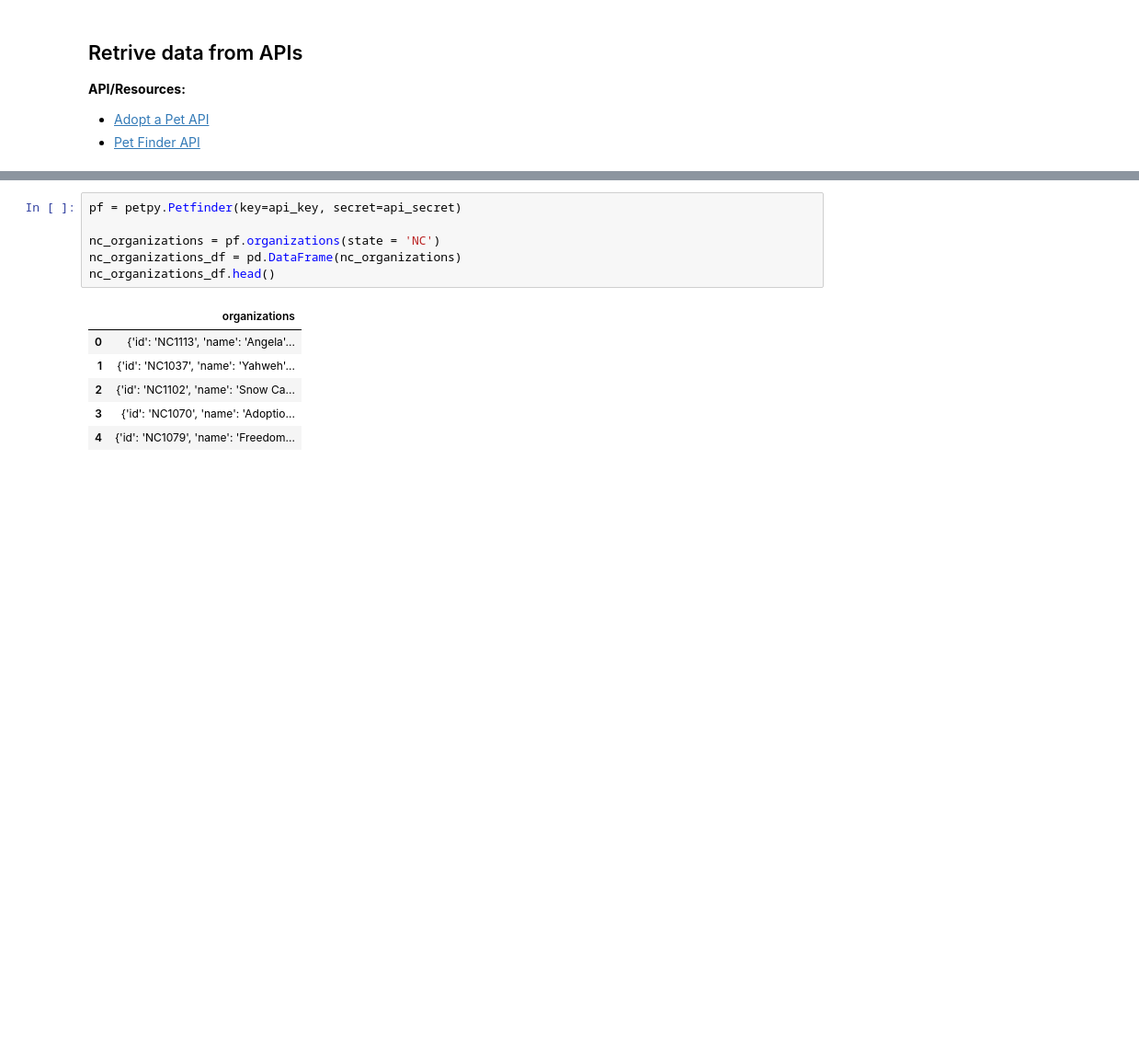
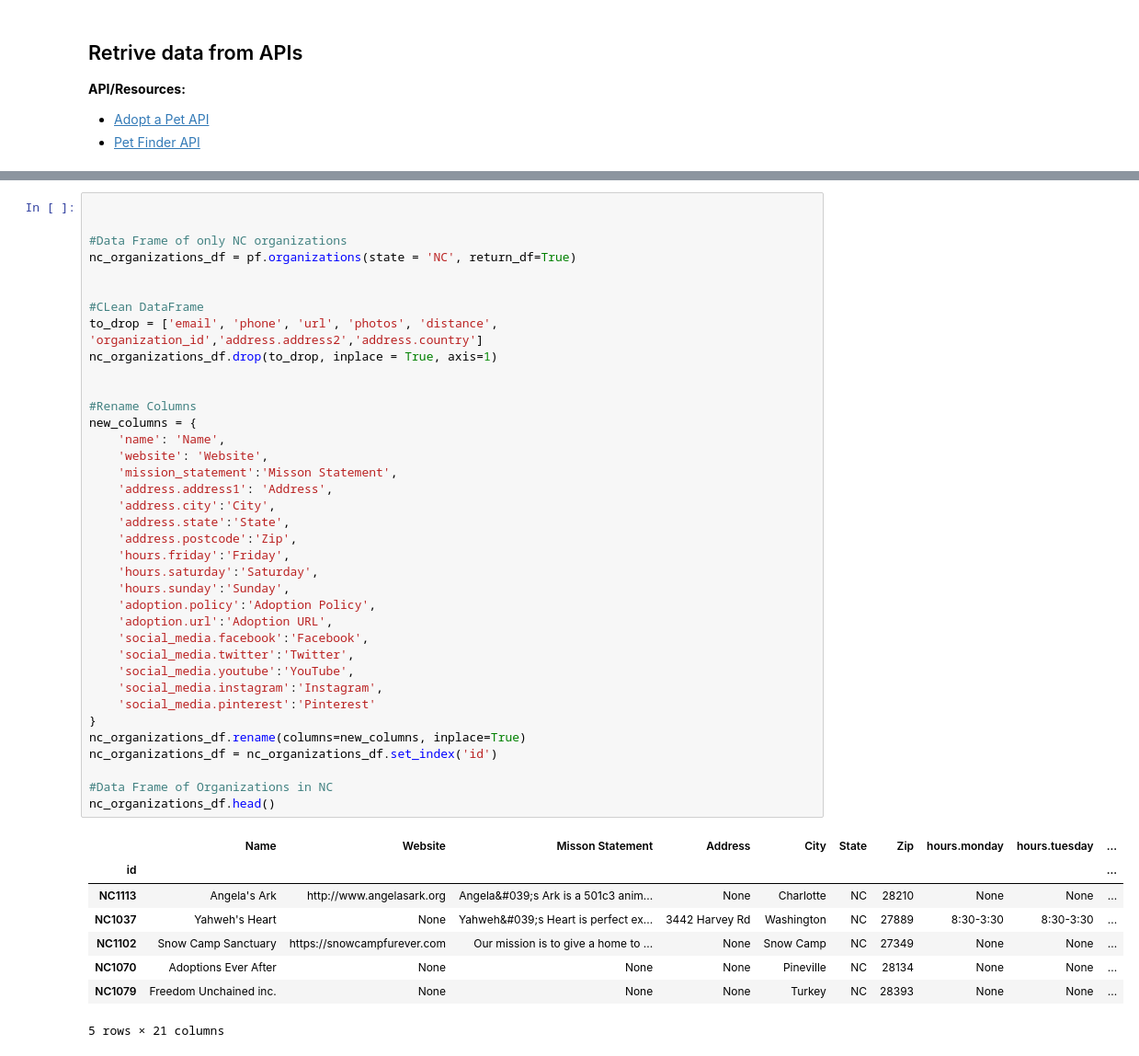
Before and after one commit to asosatrejo/pet-adoption-analysis, a Jupyter notebook: Location-Analysis.ipynb, the cells around one changed output, grey strips where cells are left out. Shown at 92% size. Cells and saved outputs as stored; diff of their text form; blank space fills up the shorter version.

Commit message:
add NC_Organizations, update README, update Location-Analysis

```diff
--- a/Location-Analysis.ipynb
+++ b/Location-Analysis.ipynb
@@ -16,13 +93,46 @@ from config import api_secret as api_secret
 # %%
-pf = petpy.Petfinder(key=api_key, secret=api_secret)
 
-nc_organizations = pf.organizations(state = 'NC')
-nc_organizations_df = pd.DataFrame(nc_organizations)
+
+#Data Frame of only NC organizations
+nc_organizations_df = pf.organizations(state = 'NC', return_df=True)
+
+
+#CLean DataFrame
+to_drop = ['email', 'phone', 'url', 'photos', 'distance', 'organization_id','address.address2','address.country']
+nc_organizations_df.drop(to_drop, inplace = True, axis=1)
+
+
+#Rename Columns
+new_columns = {
+    'name': 'Name',
+    'website': 'Website',
+    'mission_statement':'Misson Statement',
+    'address.address1': 'Address',
+    'address.city':'City',
+    'address.state':'State',
+    'address.postcode':'Zip',
+    'hours.friday':'Friday',
+    'hours.saturday':'Saturday',
+    'hours.sunday':'Sunday',
+    'adoption.policy':'Adoption Policy',
+    'adoption.url':'Adoption URL',
+    'social_media.facebook':'Facebook',
+    'social_media.twitter':'Twitter',
+    'social_media.youtube':'YouTube',
+    'social_media.instagram':'Instagram',
+    'social_media.pinterest':'Pinterest'
+}
+nc_organizations_df.rename(columns=new_columns, inplace=True)
+nc_organizations_df = nc_organizations_df.set_index('id')
+
+#Data Frame of Organizations in NC
 nc_organizations_df.head()
 # %% [output]
-|  | organizations |
-| 0 | {'id': 'NC1113', 'name': 'Angela'... |
-| 1 | {'id': 'NC1037', 'name': 'Yahweh'... |
-| 2 | {'id': 'NC1102', 'name': 'Snow Ca... |
-| 3 | {'id': 'NC1070', 'name': 'Adoptio... |
-| 4 | {'id': 'NC1079', 'name': 'Freedom... |
+|  | Name | Website | Misson Statement | Address | City | State | Zip | hours.monday | hours.tuesday | ... |
+| id |  |  |  |  |  |  |  |  |  | ... |
+| NC1113 | Angela's Ark | http://www.angelasark.org | Angela&#039;s Ark is a 501c3 anim... | None | Charlotte | NC | 28210 | None | None | ... |
+| NC1037 | Yahweh's Heart | None | Yahweh&#039;s Heart is perfect ex... | 3442 Harvey Rd | Washington | NC | 27889 | 8:30-3:30 | 8:30-3:30 | ... |
+| NC1102 | Snow Camp Sanctuary | https://snowcampfurever.com | Our mission is to give a home to ... | None | Snow Camp | NC | 27349 | None | None | ... |
+| NC1070 | Adoptions Ever After | None | None | None | Pineville | NC | 28134 | None | None | ... |
+| NC1079 | Freedom Unchained inc. | None | None | None | Turkey | NC | 28393 | None | None | ... |
+5 rows × 21 columns
```
Also changed, not shown: parts of 5 cells of this notebook, 3 other files.
